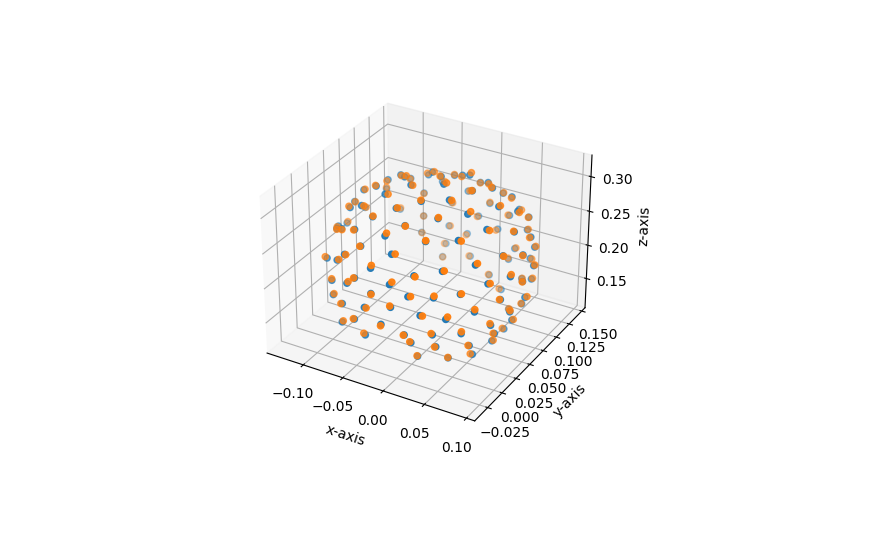
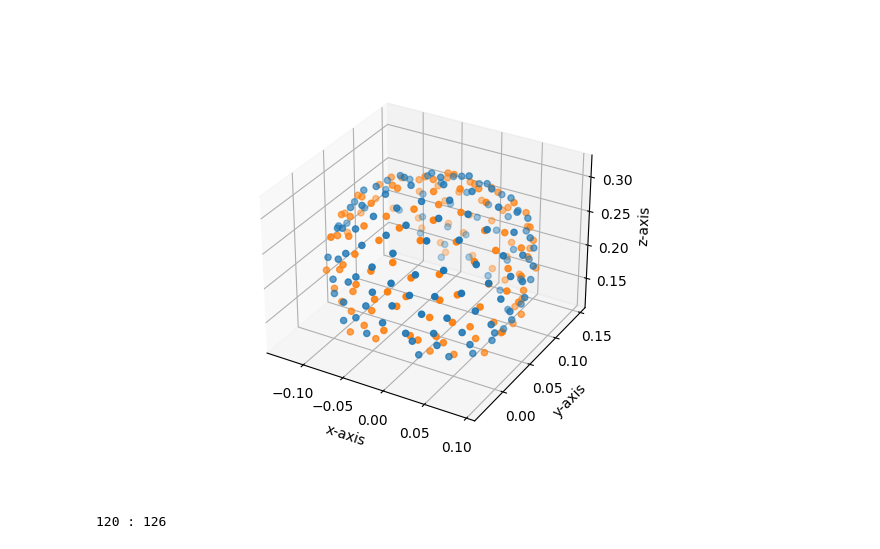
Before and after one commit to nmuscolino/CS495_EEG_Visualization, a Jupyter notebook: BackendCode/structure.ipynb, the cells around one changed output. Cells and saved outputs as stored; diff of their text form; code cells hidden in the pictures.

```diff
--- a/BackendCode/structure.ipynb
+++ b/BackendCode/structure.ipynb
@@ -121,14 +77,14 @@ class IntegralVolume:
 # %%
 def q_func(moving, fixed, eps):
-    return sum(1 - np.clip(np.min(cdist(moving, fixed), axis=1)/eps, 0, 1)**10)
+    return sum(1 - np.clip(np.min(cdist(moving, fixed), axis=1)/eps, 0, 1)**2)
 # %%
 def q_upper_func(moving, fixed, eps, cube: Cube):
     alpha = np.linalg.norm(cube.max - cube.min)/2
     delta = np.sqrt(2 * np.linalg.norm(moving, axis=1)**2 * (1 - np.cos(alpha)))
-    return sum(1 - np.clip((np.min(cdist(moving, fixed), axis=1) - delta)/eps, 0, 1)**10)
+    return sum(1 - np.clip((np.min(cdist(moving, fixed), axis=1) - delta)/eps, 0, 1)**2)
 # %%
 def rotation_search(M: np.ndarray, S: np.ndarray):
-    eps = 0.01
+    eps = 0.025
     q_max = 0
     c = Cube([-np.pi, -np.pi, -np.pi], [np.pi, np.pi, np.pi])
     r_opt = Rotation.from_rotvec(c.mid)
@@ -149,7 +105,7 @@ def rotation_search(M: np.ndarray, S: np.ndarray):
         if q_actual > q_max:
             q_max = q_actual
             r_opt = r_c
-            # print(r_opt.as_rotvec(), q_max)
+            print(r_opt.as_rotvec(), q_max, q_upper)
 
         for sub_c in c.subdivide():
             r_c = Rotation.from_rotvec(sub_c.mid)
@@ -198,10 +169,10 @@ plt.show()
 # %%
 def translation_search(M: np.ndarray, S: np.ndarray):
-    eps = 0.0025
+    eps = 1
     q_max = 0
     c = Cube(np.min(S, axis=0) - np.max(M, axis=0), np.max(S, axis=0) - np.min(M, axis=0))
     t_opt = c.mid
-    gap = M.shape[0] * 0.25
+    gap = M.shape[0] * 0.01
 
     counter = count()
     queue = [(-q_upper_func(M, S, eps, c), next(counter), c)]
@@ -218,6 +189,7 @@ def translation_search(M: np.ndarray, S: np.ndarray):
         if q_actual > q_max:
             q_max = q_actual
             t_opt = t_c
+            print(t_c, q_actual)
 
         for sub_c in c.subdivide():
             t_c = sub_c.mid
@@ -234,16 +207,36 @@ print(t_opt, q_max)
 # %%
 mov3 = r_opt.apply(mov) + t_opt
 
 fig = plt.figure()
 ax = plt.axes(projection='3d')
 
-ax.scatter(fix[:,0], fix[:,1], fix[:,2])
+ax.scatter(fix['x'], fix['y'], fix['z'])
 ax.scatter(mov3[:,0], mov3[:,1], mov3[:,2])
 
 ax.set_xlabel('x-axis')
 ax.set_ylabel('y-axis')
 ax.set_zlabel('z-axis')
 
 plt.show()
 # %% [output]
-[figure, old version]
+[figure, new version]
+# %%
+mov.reset_index(drop=True, inplace=True)
+temp_distances = cdist(r_opt.apply(mov) + t_opt, fix)
+mov['label'] = ''
+
+# For each point in the moving cloud...
+for i in range(mov.shape[0]):
+    # Find the pair of points with the smallest distance
+    ind = np.unravel_index(np.argmin(temp_distances), temp_distances.shape)
+    # Assigning distance to infinity essentially removes these points from consideration
+    temp_distances[ind[0],:] = np.inf
+    temp_distances[:,ind[1]] = np.inf
+
+    # Assign the label
+    mov.loc[ind[0], 'label'] = fix.index[ind[1]]
+
+mov.set_index('label', drop=True, inplace=True)
+print((mov.index == correct_labels).sum(), ':', mov.shape[0])
+# %% [output]
+120 : 126
```
Also changed, not shown: parts of 17 cells of this notebook, 5 other files.
